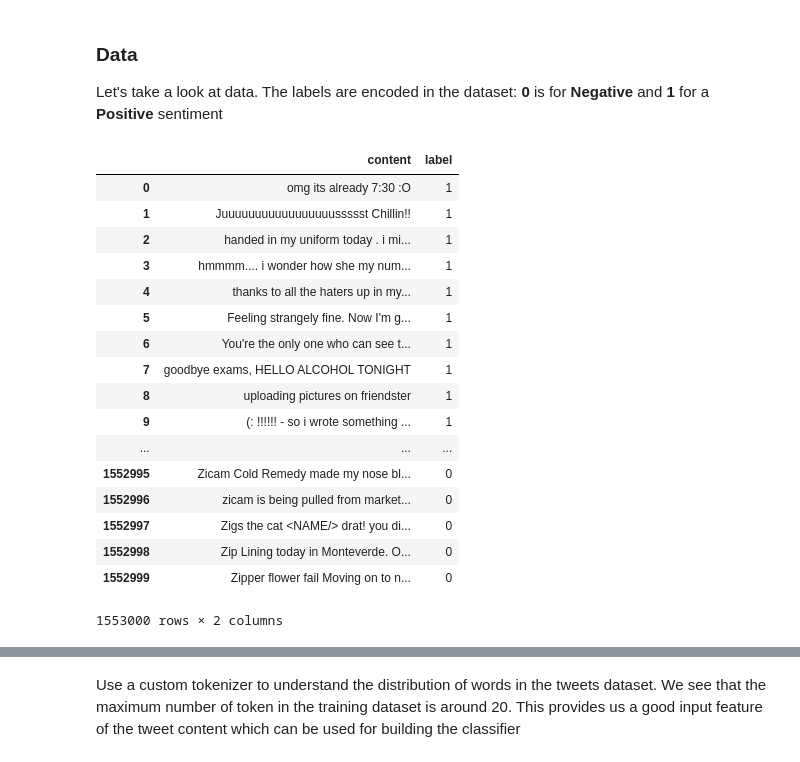
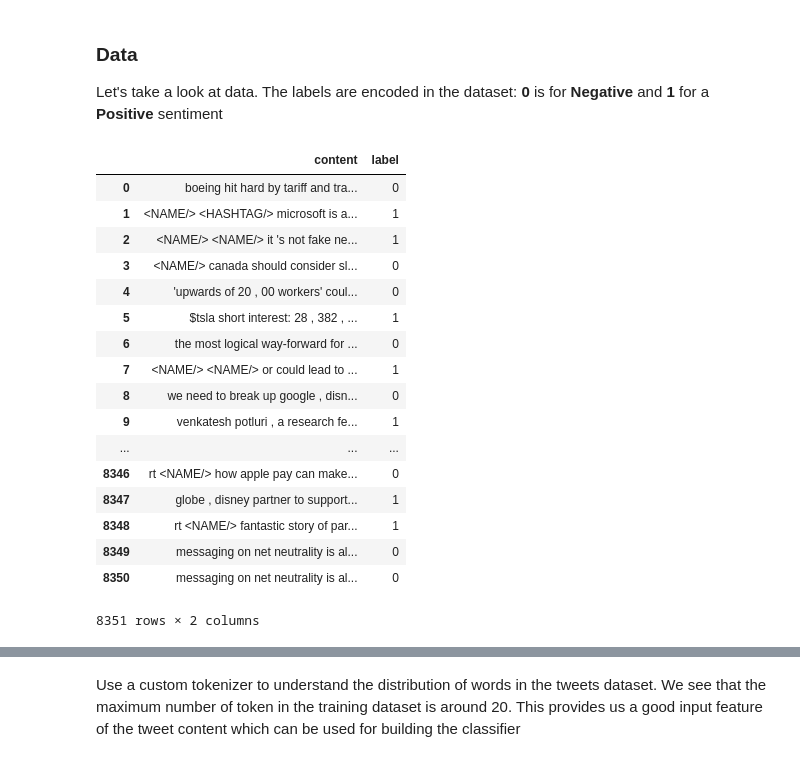
Before and after one commit to sujaybhowmick/twitter_sentiment_analysis, a Jupyter notebook: sentiment_analysis.ipynb, the cells around one changed output, grey strips where cells are left out. Saved outputs shown, nothing was run; the diff lists cells and outputs as text; code cells hidden in the pictures.

```diff
--- a/sentiment_analysis.ipynb
+++ b/sentiment_analysis.ipynb
@@ -22,29 +22,35 @@ Let's take a look at data. The labels are encoded in the dataset: **0** is for *
 
 import pandas as pd
 base_dir = "data"
-# Read the twitter data file csv
-df = pd.read_csv(base_dir + "/preprocessed_tweets2.csv", encoding='latin-1')
-df = df.drop(columns=['msg_id'])
-df
+
+def load_data():
+    # Read the twitter data file csv
+    df = pd.read_csv(base_dir + "/preprocessed_tweets.csv", encoding='latin-1')
+    df = df.drop(columns=['msg_id'])
+    return df
-# %% [output]
-|  | content | label |
-| 0 | omg its already 7:30 :O | 1 |
-| 1 | Juuuuuuuuuuuuuuuuussssst Chillin!! | 1 |
-| 2 | handed in my uniform today . i mi... | 1 |
-| 3 | hmmmm.... i wonder how she my num... | 1 |
-| 4 | thanks to all the haters up in my... | 1 |
-| 5 | Feeling strangely fine. Now I'm g... | 1 |
-| 6 | You're the only one who can see t... | 1 |
-| 7 | goodbye exams, HELLO ALCOHOL TONIGHT | 1 |
-| 8 | uploading pictures on friendster | 1 |
-| 9 | (: !!!!!! - so i wrote something ... | 1 |
-| ... | ... | ... |
-| 1552995 | Zicam Cold Remedy made my nose bl... | 0 |
-| 1552996 | zicam is being pulled from market... | 0 |
-| 1552997 | Zigs the cat <NAME/> drat! you di... | 0 |
-| 1552998 | Zip Lining today in Monteverde. O... | 0 |
-| 1552999 | Zipper flower fail Moving on to n... | 0 |
-1553000 rows × 2 columns
+# %%
+# Display the labeled data
+df = load_data()
+df
+# %% [output]
+|  | content | label |
+| 0 | boeing hit hard by tariff and tra... | 0 |
+| 1 | <NAME/> <HASHTAG/> microsoft is a... | 1 |
+| 2 | <NAME/> <NAME/> it 's not fake ne... | 1 |
+| 3 | <NAME/> canada should consider sl... | 0 |
+| 4 | 'upwards of 20 , 00 workers' coul... | 0 |
+| 5 | $tsla short interest: 28 , 382 , ... | 1 |
+| 6 | the most logical way-forward for ... | 0 |
+| 7 | <NAME/> <NAME/> or could lead to ... | 1 |
+| 8 | we need to break up google , disn... | 0 |
+| 9 | venkatesh potluri , a research fe... | 1 |
+| ... | ... | ... |
+| 8346 | rt <NAME/> how apple pay can make... | 0 |
+| 8347 | globe , disney partner to support... | 1 |
+| 8348 | rt <NAME/> fantastic story of par... | 1 |
+| 8349 | messaging on net neutrality is al... | 0 |
+| 8350 | messaging on net neutrality is al... | 0 |
+8351 rows × 2 columns
 # %%
 positive_count = len(df[df['label'] == 1])
 negative_count = len(df[df['label'] == 0])
```
Also changed, not shown: parts of 16 cells of this notebook.
